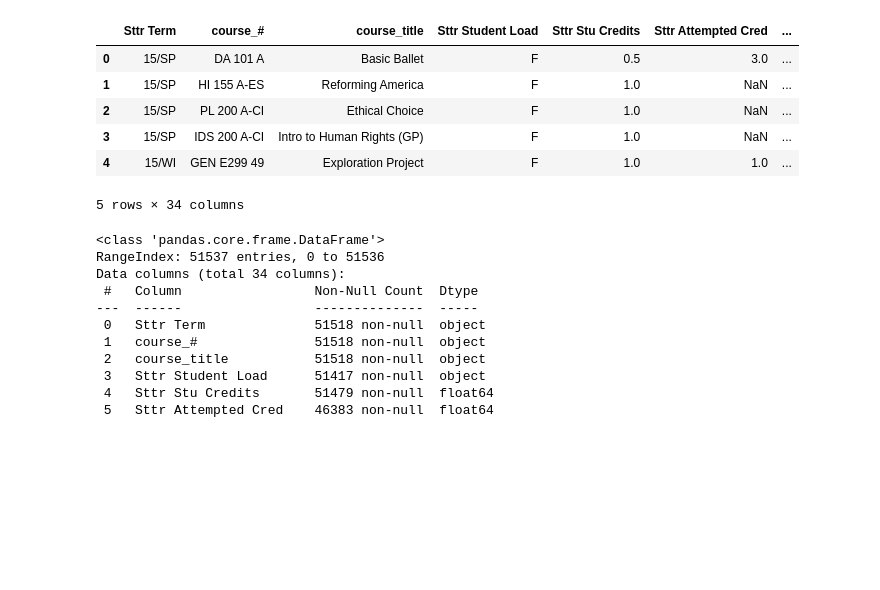
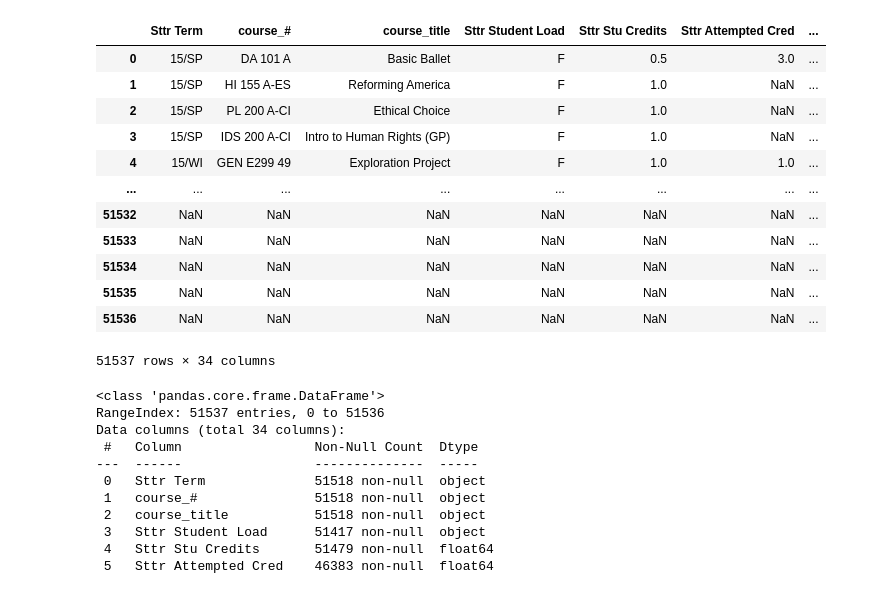
Before and after one commit to dcalexan/bsc_student_success, a Jupyter notebook: notebooks/BSC_success_Pete.ipynb, the cells around one changed output. Cells and saved outputs as stored; diff of their text form; code cells hidden in the pictures; blank space fills up the shorter version.

```diff
--- a/notebooks/BSC_success_Pete.ipynb
+++ b/notebooks/BSC_success_Pete.ipynb
@@ -3,17 +3,23 @@ import pandas as pd
 import matplotlib.pyplot as plt
 import seaborn
 # %%
-df = pd.read_csv('project_data/courses_no_ids/anonymized_bsc_data.csv')
+df = pd.read_csv('../data/anonymized_bsc_dataPVZ.csv')
 # %%
-df.head()
+df
 # %% [output]
 |  | Sttr Term | course_# | course_title | Sttr Student Load | Sttr Stu Credits | Sttr Attempted Cred | ... |
 | 0 | 15/SP | DA 101 A | Basic Ballet | F | 0.5 | 3.0 | ... |
 | 1 | 15/SP | HI 155 A-ES | Reforming America | F | 1.0 | NaN | ... |
 | 2 | 15/SP | PL 200 A-CI | Ethical Choice | F | 1.0 | NaN | ... |
 | 3 | 15/SP | IDS 200 A-CI | Intro to Human Rights (GP) | F | 1.0 | NaN | ... |
 | 4 | 15/WI | GEN E299 49 | Exploration Project | F | 1.0 | 1.0 | ... |
+| ... | ... | ... | ... | ... | ... | ... | ... |
+| 51532 | NaN | NaN | NaN | NaN | NaN | NaN | ... |
+| 51533 | NaN | NaN | NaN | NaN | NaN | NaN | ... |
+| 51534 | NaN | NaN | NaN | NaN | NaN | NaN | ... |
+| 51535 | NaN | NaN | NaN | NaN | NaN | NaN | ... |
+| 51536 | NaN | NaN | NaN | NaN | NaN | NaN | ... |
-5 rows × 34 columns
+51537 rows × 34 columns
 # %%
 df.info()
 # %% [output]
```
Also changed, not shown: parts of 27 cells of this notebook, 1 other file.
